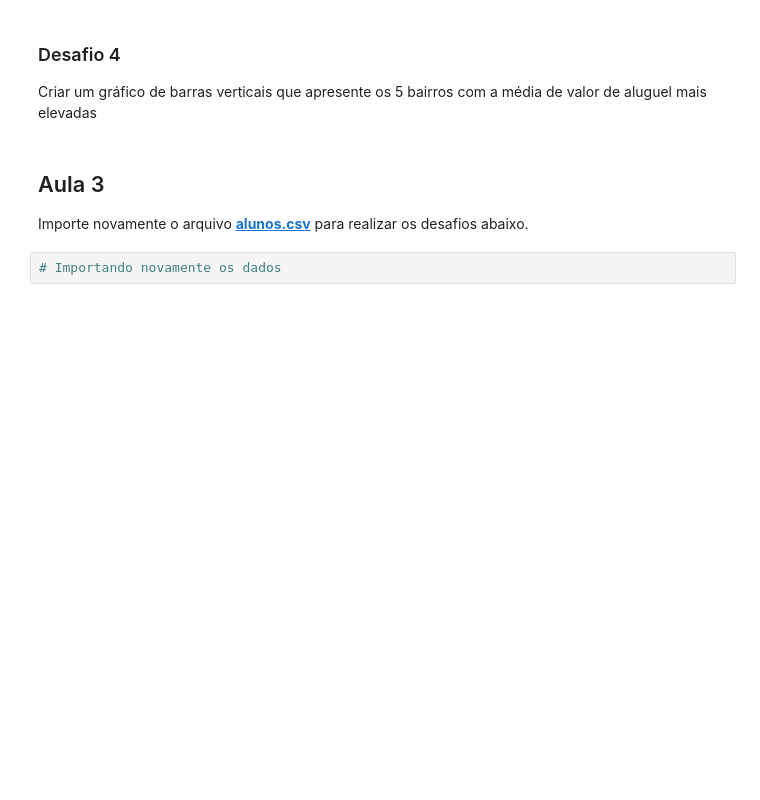
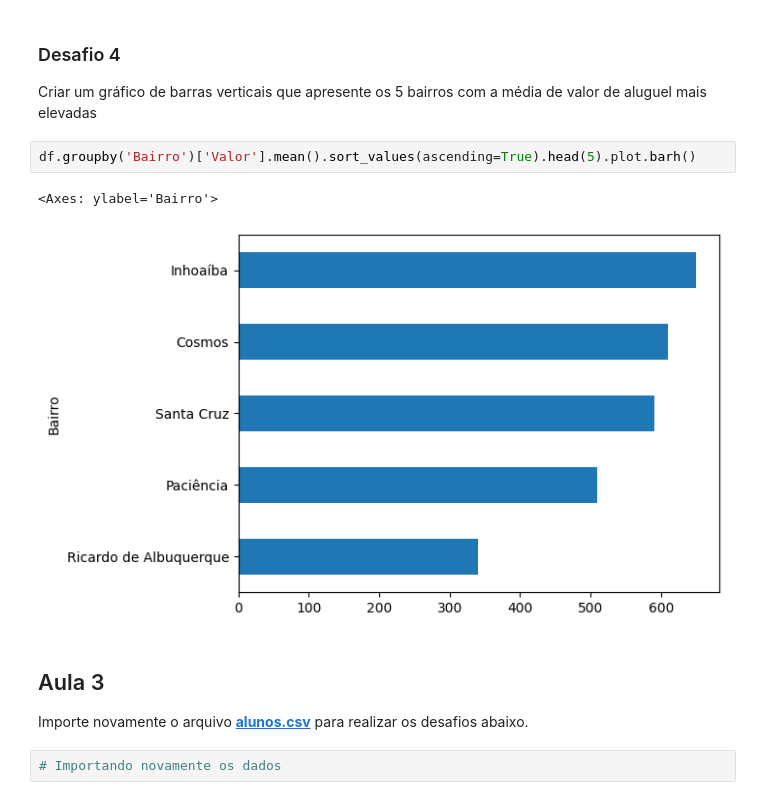
Before and after one commit to zeer0e1/pandas, a Jupyter notebook: desafios.ipynb, the cells around one changed output. Drawn from its saved outputs; the diff is of its cells as text; blank space fills up the shorter version.

```diff
--- a/desafios.ipynb
+++ b/desafios.ipynb
@@ -68,6 +157,11 @@ Analisar quais bairros possuem a média de valor de aluguel mais elevadas
 # %% [markdown]
 ### Desafio 4
 Criar um gráfico de barras verticais que apresente os 5 bairros com a média de valor de aluguel mais elevadas
+# %%
+df.groupby('Bairro')['Valor'].mean().sort_values(ascending=True).head(5).plot.barh()
+# %% [output]
+<Axes: ylabel='Bairro'>
+[figure, added]
 # %% [markdown]
 ## Aula 3
 
```
Also changed, not shown: parts of 11 cells of this notebook.
